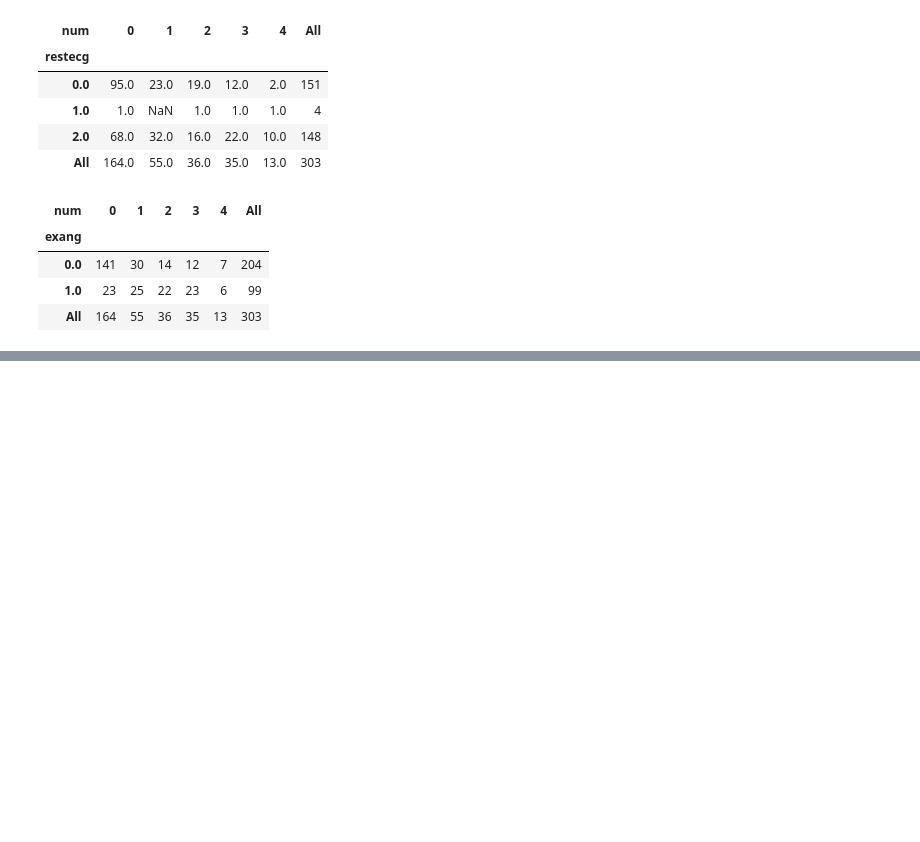
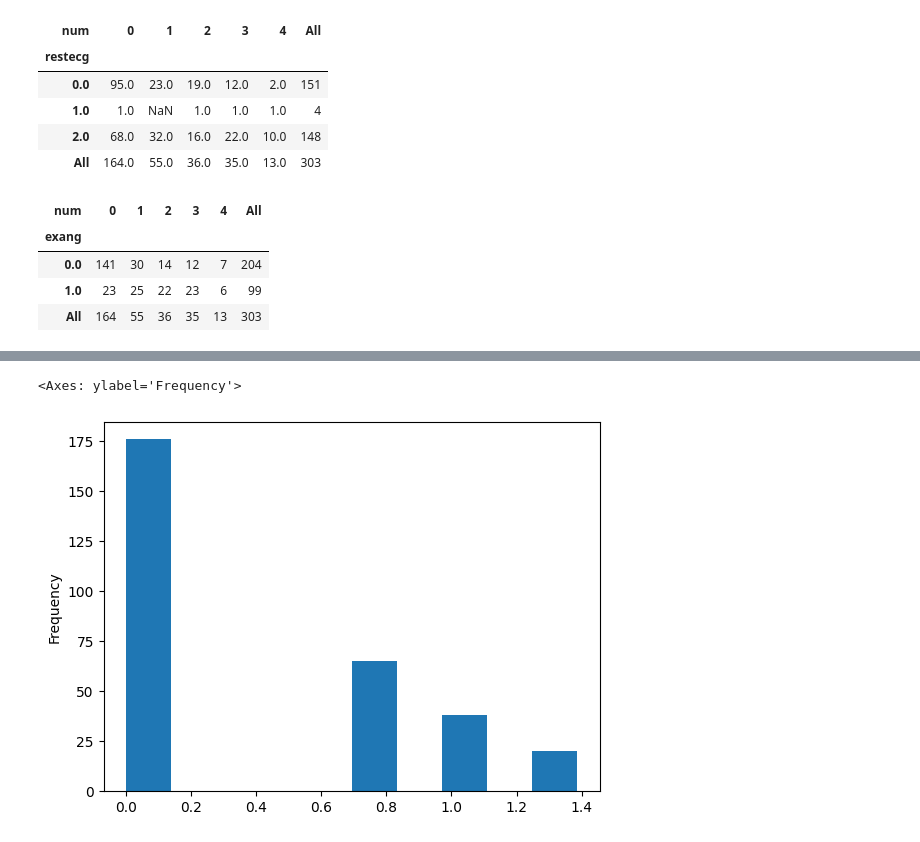
Before and after one commit to aarondwhite/DATA-3421-Final-Project, a Jupyter notebook: Final_Project.ipynb, the cells around one changed output, grey strips where cells are left out. Drawn from its saved outputs; the diff is of its cells as text; code cells hidden in the pictures; blank space fills up the shorter version.

```diff
--- a/Final_Project.ipynb
+++ b/Final_Project.ipynb
@@ -207,0 +213,6 @@ df.pivot_table(values='age', index='exang', columns='num', aggfunc='count', marg
+# %%
+# Log transforming does not alter 'ca' sufficiently
+np.log(df['ca'] + 1).plot(kind='hist')
+# %% [output]
+<Axes: ylabel='Frequency'>
+[figure, added]
```
Also changed, not shown: parts of 5 cells of this notebook.
